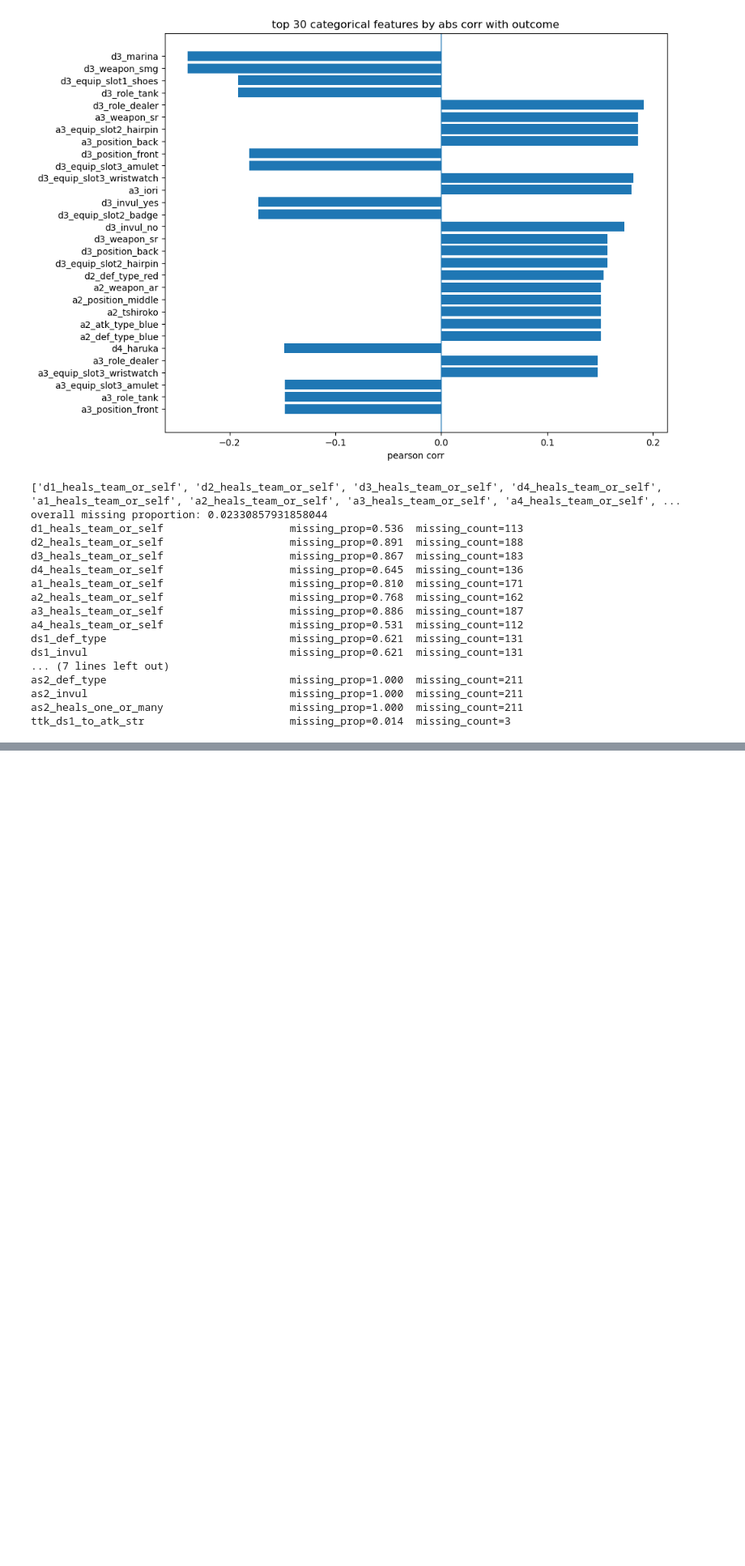
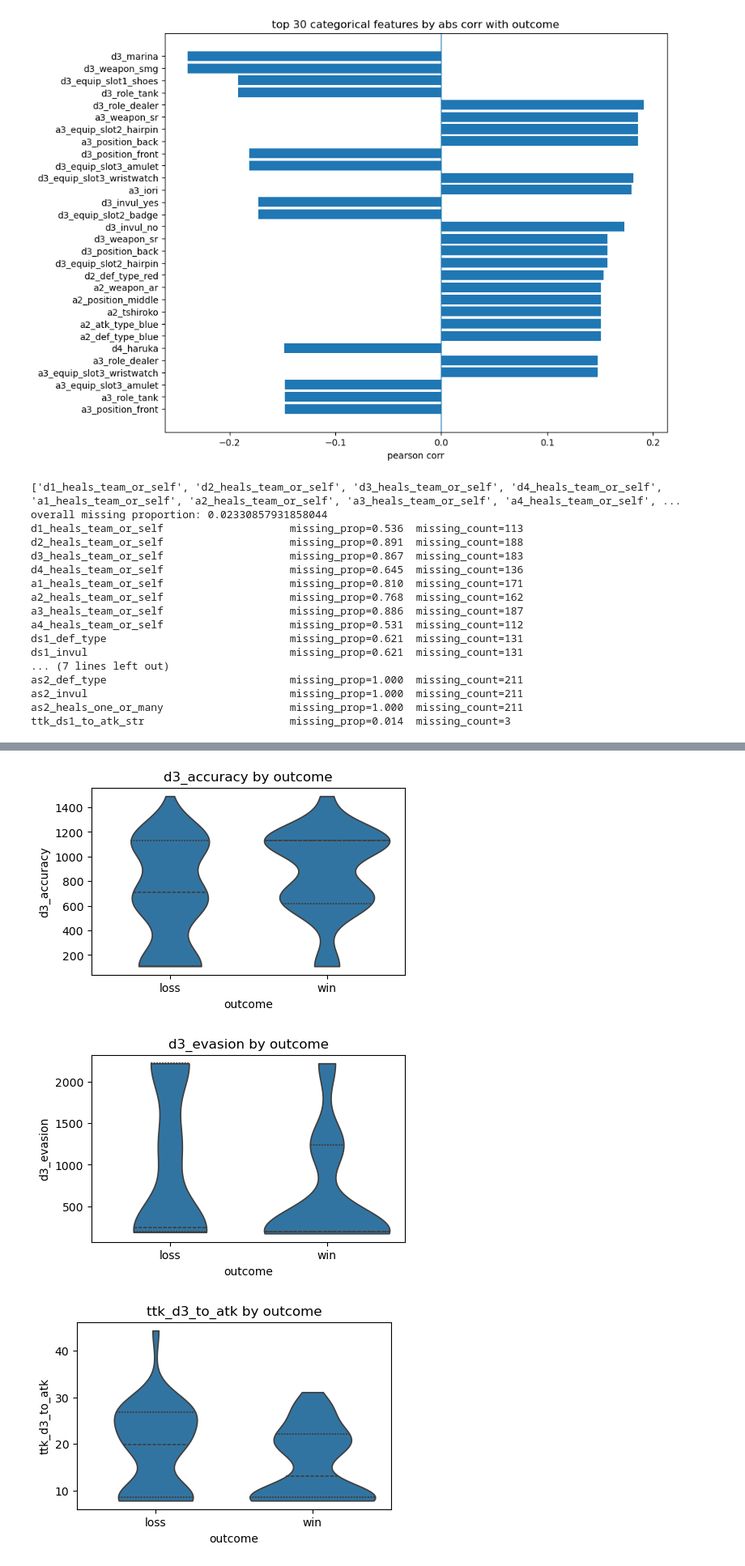
Before and after one commit to jeffreymu1/charalysis, a Jupyter notebook: src/eda.ipynb, the cells around one changed output, grey strips where cells are left out. Shown at 81% size. Cells and saved outputs as stored; diff of their text form; code cells hidden in the pictures; blank space fills up the shorter version.

```diff
--- a/src/eda.ipynb
+++ b/src/eda.ipynb
@@ -273,0 +229,20 @@ drop count: 93
+# %%
+df = pd.read_csv('../data/processed/s9_final.csv')
+
+top_k = 5
+top_feats = corr_df.head(top_k).index.tolist()
+
+# only numeric
+top_feats = [c for c in top_feats if c in df.columns and pd.api.types.is_numeric_dtype(df[c])]
+
+# plot
+for c in top_feats:
+    plt.figure(figsize=(5,3))
+    sns.violinplot(x="outcome", y=c, data=df, inner="quartile", cut=0)
+    plt.xticks([0,1], ["loss","win"])
+    plt.title(f"{c} by outcome")
+    plt.show()
+# %% [output]
+[figure, added]
+[figure, added]
+[figure, added]
```
Also changed, not shown: parts of 14 cells of this notebook, 15 other files.
